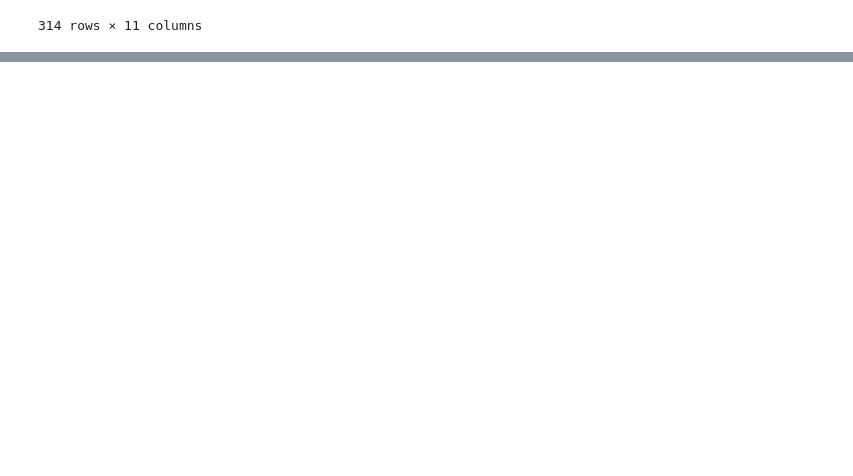
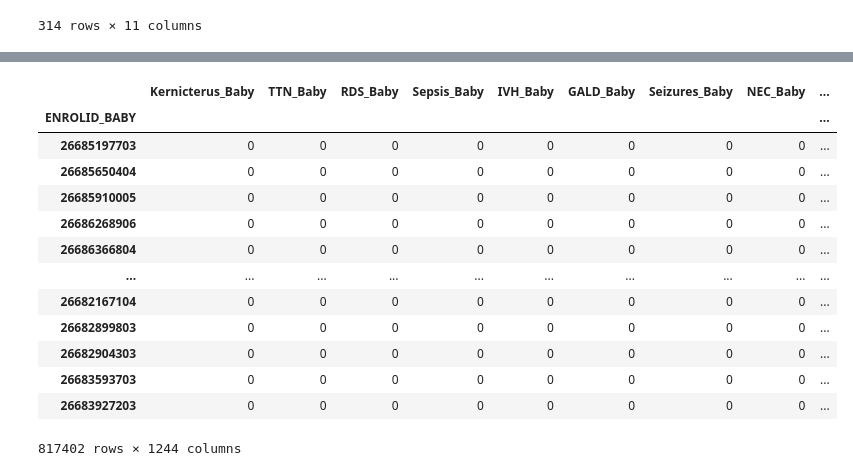
Before and after one commit to yerakim824/PregMedNet, a Jupyter notebook: Interactive_Webapp/Test_Previous_Formulas.ipynb, the cells around one changed output, grey strips where cells are left out. Drawn from its saved outputs; the diff is of its cells as text; code cells hidden in the pictures; blank space fills up the shorter version.

```diff
--- a/Interactive_Webapp/Test_Previous_Formulas.ipynb
+++ b/Interactive_Webapp/Test_Previous_Formulas.ipynb
@@ -442,0 +511,10 @@ adj_edge_df
+# %%
+## 4-1. Make the dictionary for the medication names
+mom_med_name_df = pd.DataFrame(mom_med.columns).rename(columns={0:'Medication'})
+mom_med_name_df['Med_modi'] = mom_med_name_df['Medication'].apply(lambda x: x.replace(',','_').replace(' ','_').replace('-','_').replace(')','_').replace('(','_'))
+
+rename_med_name = {}
+reverse_med_name = {}
+for old, new in zip(mom_med_name_df['Medication'],mom_med_name_df['Med_modi']):
+    rename_med_name[old]=new
+    reverse_med_name[new]=old
@@ -442,0 +546,17 @@ adj_edge_df
+# %%
+renamed_or_df
+# %% [output]
+|  | Kernicterus_Baby | TTN_Baby | RDS_Baby | Sepsis_Baby | IVH_Baby | GALD_Baby | Seizures_Baby | NEC_Baby | ... |
+| ENROLID_BABY |  |  |  |  |  |  |  |  | ... |
+| 26685197703 | 0 | 0 | 0 | 0 | 0 | 0 | 0 | 0 | ... |
+| 26685650404 | 0 | 0 | 0 | 0 | 0 | 0 | 0 | 0 | ... |
+| 26685910005 | 0 | 0 | 0 | 0 | 0 | 0 | 0 | 0 | ... |
+| 26686268906 | 0 | 0 | 0 | 0 | 0 | 0 | 0 | 0 | ... |
+| 26686366804 | 0 | 0 | 0 | 0 | 0 | 0 | 0 | 0 | ... |
+| ... | ... | ... | ... | ... | ... | ... | ... | ... | ... |
+| 26682167104 | 0 | 0 | 0 | 0 | 0 | 0 | 0 | 0 | ... |
+| 26682899803 | 0 | 0 | 0 | 0 | 0 | 0 | 0 | 0 | ... |
+| 26682904303 | 0 | 0 | 0 | 0 | 0 | 0 | 0 | 0 | ... |
+| 26683593703 | 0 | 0 | 0 | 0 | 0 | 0 | 0 | 0 | ... |
+| 26683927203 | 0 | 0 | 0 | 0 | 0 | 0 | 0 | 0 | ... |
+817402 rows × 1244 columns
```
Also changed, not shown: parts of 12 cells of this notebook, 1 other file.
